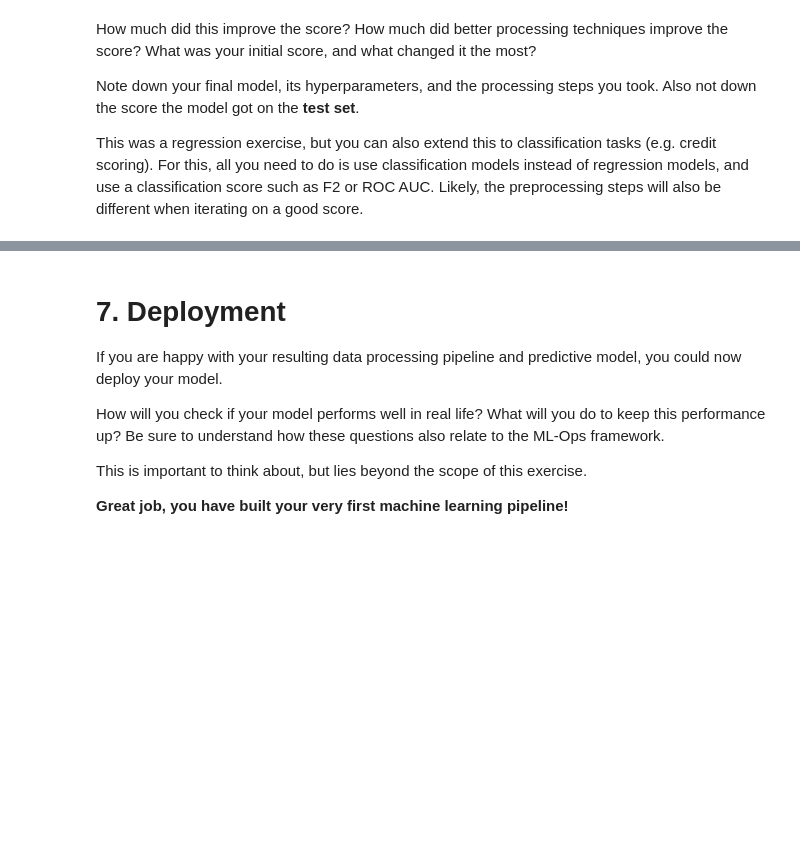
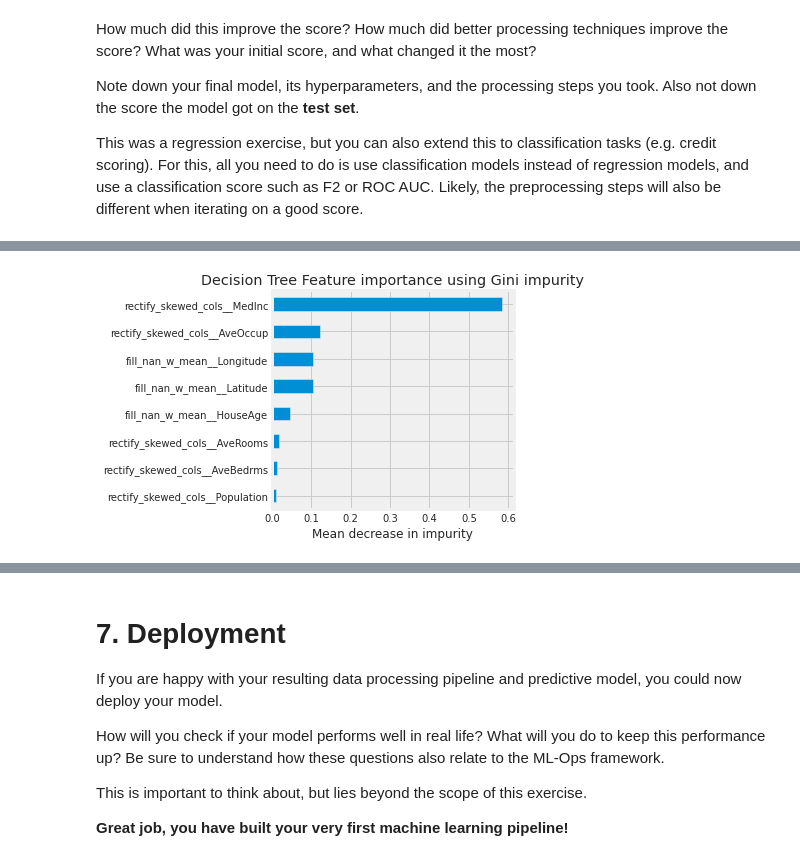
Before and after one commit to bgmeulem/CRISP-DM, a Jupyter notebook: Preprocessing_and_CRISP_DM.ipynb, the cells around one changed output, grey strips where cells are left out. Cells and saved outputs as stored; diff of their text form; code cells hidden in the pictures; blank space fills up the shorter version.

```diff
--- a/Preprocessing_and_CRISP_DM.ipynb
+++ b/Preprocessing_and_CRISP_DM.ipynb
@@ -592,0 +620,12 @@ Preprocessing steps:
+# %%
+dt = fitted_models["dt"]  # get the fitted model from the dictionary using the shorthand name
+importances = dt.feature_importances_
+forest_importances = pd.Series(importances, index=feature_names).sort_values(ascending=True)
+
+fig, ax = plt.subplots()
+forest_importances.plot.barh(ax=ax)
+ax.set_title("Decision Tree Feature importance using Gini impurity")  # Mean Decrease in Impurity
+ax.set_xlabel("Mean decrease in impurity")
+fig.tight_layout()
+# %% [output]
+[figure, added]
```
Also changed, not shown: parts of 15 cells of this notebook.
